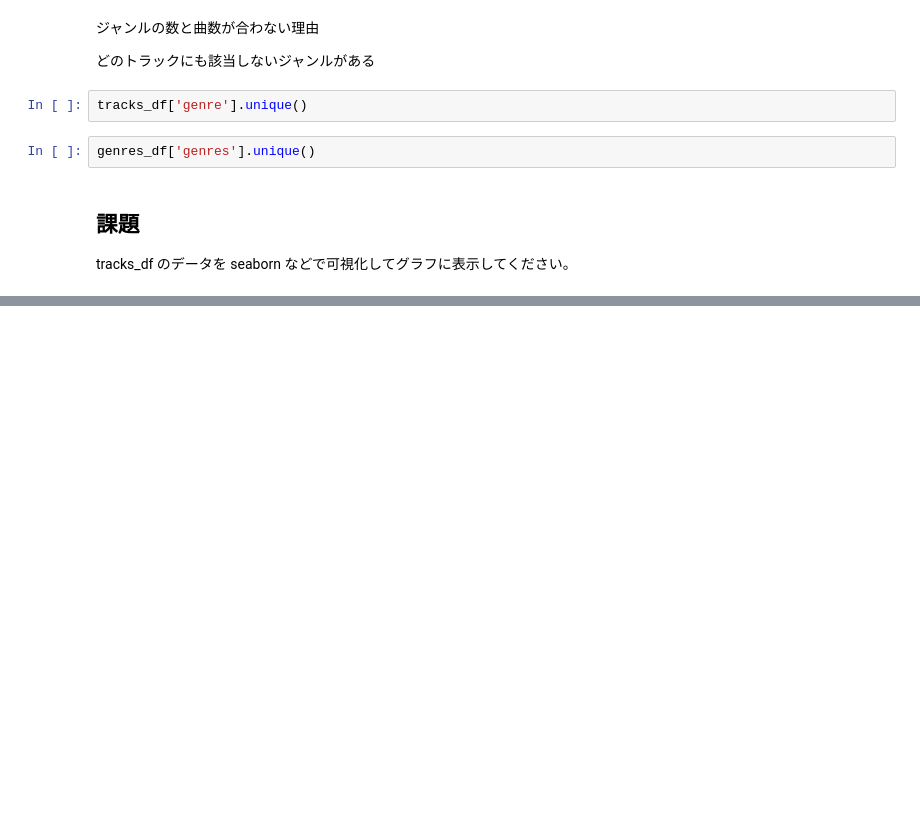
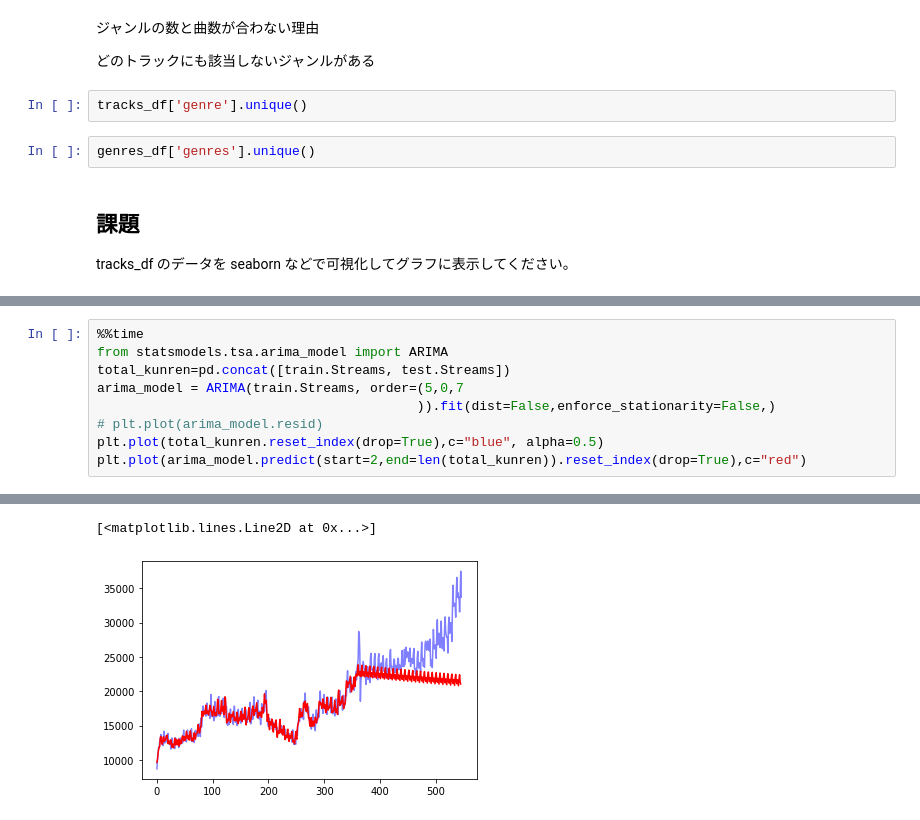
Before and after one commit to loverico/python_lecture, a Jupyter notebook: [Python講座]第4回Spotify_APIを用いたデータ分析.ipynb, the cells around one changed output, grey strips where cells are left out. Cells and saved outputs as stored; diff of their text form; blank space fills up the shorter version.

```diff
--- a/[Python講座]第4回Spotify_APIを用いたデータ分析.ipynb
+++ b/[Python講座]第4回Spotify_APIを用いたデータ分析.ipynb
@@ -542,0 +899,10 @@ tracks_df のデータを seaborn などで可視化してグラフに表示し
+# %%
+%%time
+from statsmodels.tsa.arima_model import ARIMA
+total_kunren=pd.concat([train.Streams, test.Streams])
+arima_model = ARIMA(train.Streams, order=(5,0,7
+                                         )).fit(dist=False,enforce_stationarity=False,)
+# plt.plot(arima_model.resid)
+plt.plot(total_kunren.reset_index(drop=True),c="blue", alpha=0.5)
+plt.plot(arima_model.predict(start=2,end=len(total_kunren)).reset_index(drop=True),c="red")
+# %% [output]
@@ -542,0 +911,2 @@ tracks_df のデータを seaborn などで可視化してグラフに表示し
+[<matplotlib.lines.Line2D at 0x...>]
+[figure, added]
```
Also changed, not shown: parts of 77 cells of this notebook, 5 other files.
